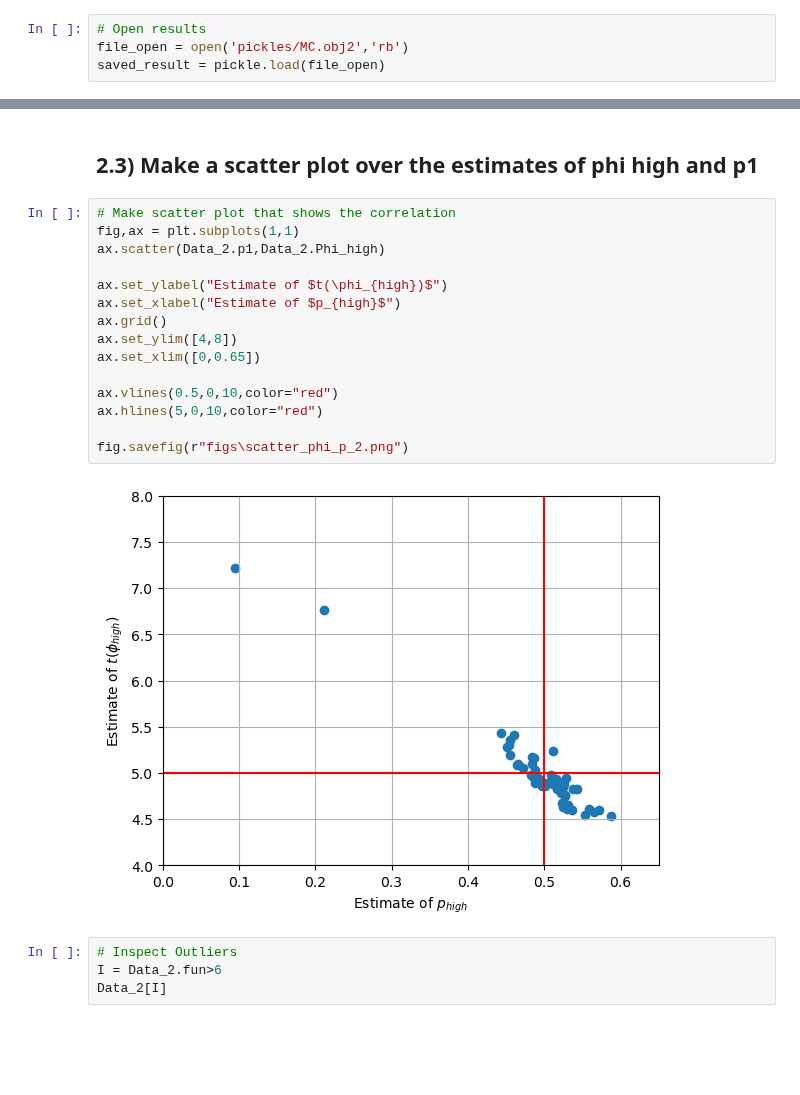
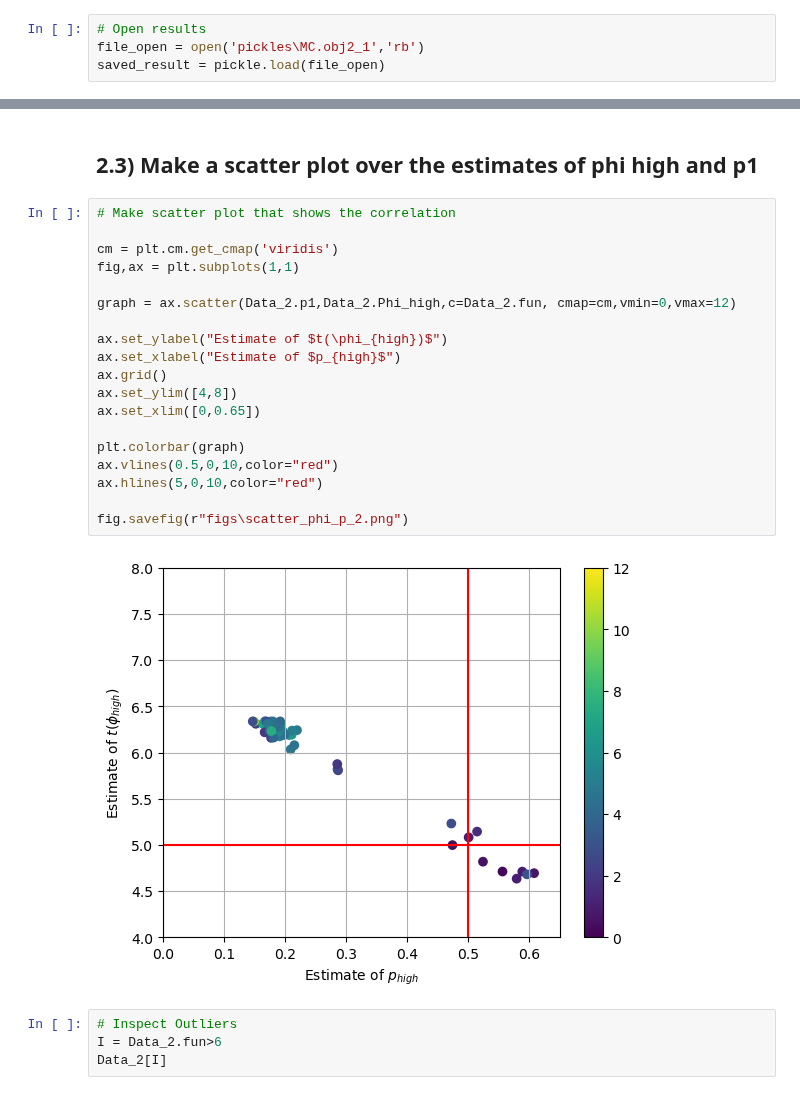
Before and after one commit to ansofol/DP_term_paper, a Jupyter notebook: final/Monte_Carlo.ipynb, the cells around one changed output, grey strips where cells are left out. Cells and saved outputs as stored; diff of their text form; blank space fills up the shorter version.

Commit message:
MC and pickles + scatter

```diff
--- a/final/Monte_Carlo.ipynb
+++ b/final/Monte_Carlo.ipynb
@@ -202,6 +245,6 @@ if run == True:
 # %%
 # Open results
-file_open = open('pickles/MC.obj2','rb')
+file_open = open('pickles\MC.obj2_1','rb')
 saved_result = pickle.load(file_open)
 # %%
 # Change to dataframe
@@ -240,21 +308,25 @@ for i in range(50):
 ## 2.3) Make a scatter plot over the estimates of phi high and p1
 # %%
 # Make scatter plot that shows the correlation
+
+cm = plt.cm.get_cmap('viridis')
 fig,ax = plt.subplots(1,1)
-ax.scatter(Data_2.p1,Data_2.Phi_high)
+
+graph = ax.scatter(Data_2.p1,Data_2.Phi_high,c=Data_2.fun, cmap=cm,vmin=0,vmax=12)
 
 ax.set_ylabel("Estimate of $t(\phi_{high})$")
 ax.set_xlabel("Estimate of $p_{high}$")
 ax.grid()
 ax.set_ylim([4,8])
 ax.set_xlim([0,0.65])
 
+plt.colorbar(graph)
 ax.vlines(0.5,0,10,color="red")
 ax.hlines(5,0,10,color="red")
 
 fig.savefig(r"figs\scatter_phi_p_2.png")
 # %% [output]
-[figure, old version]
+[figure, new version]
 # %%
 # Inspect Outliers
 I = Data_2.fun>6
```
Also changed, not shown: parts of 8 cells of this notebook, 2 other files.
